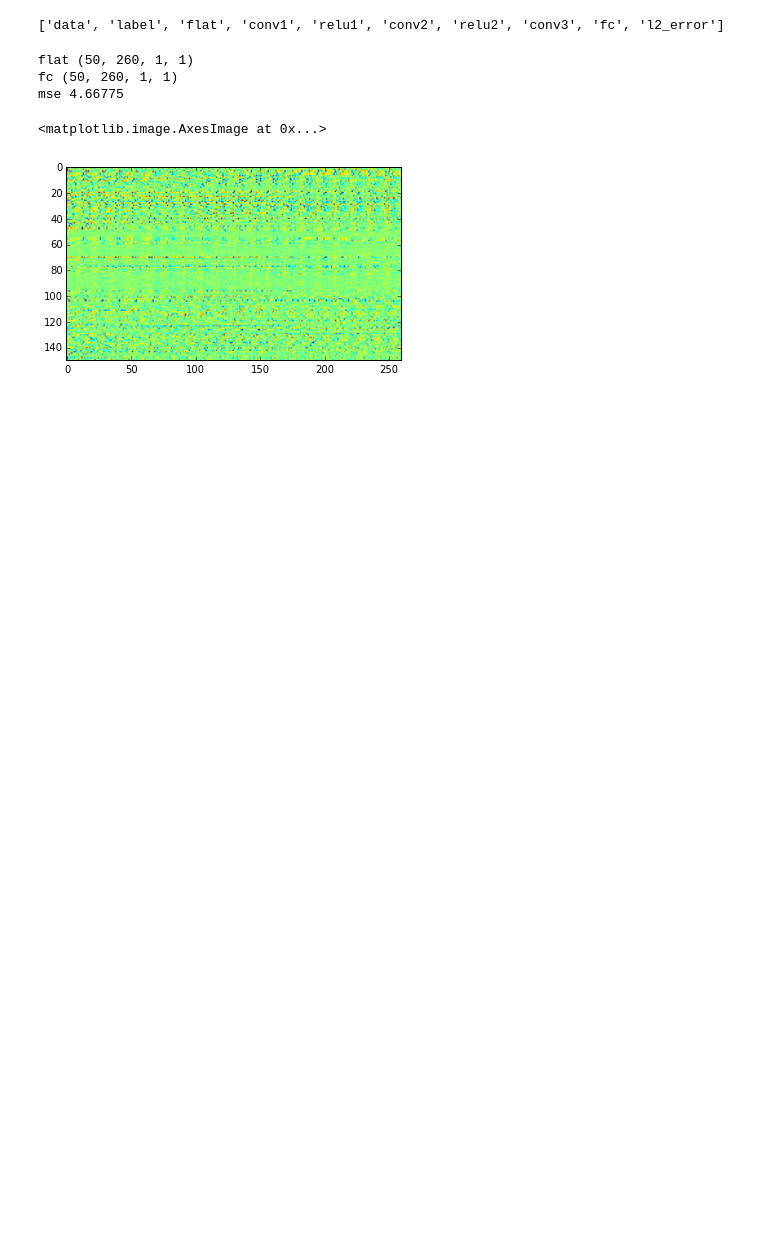
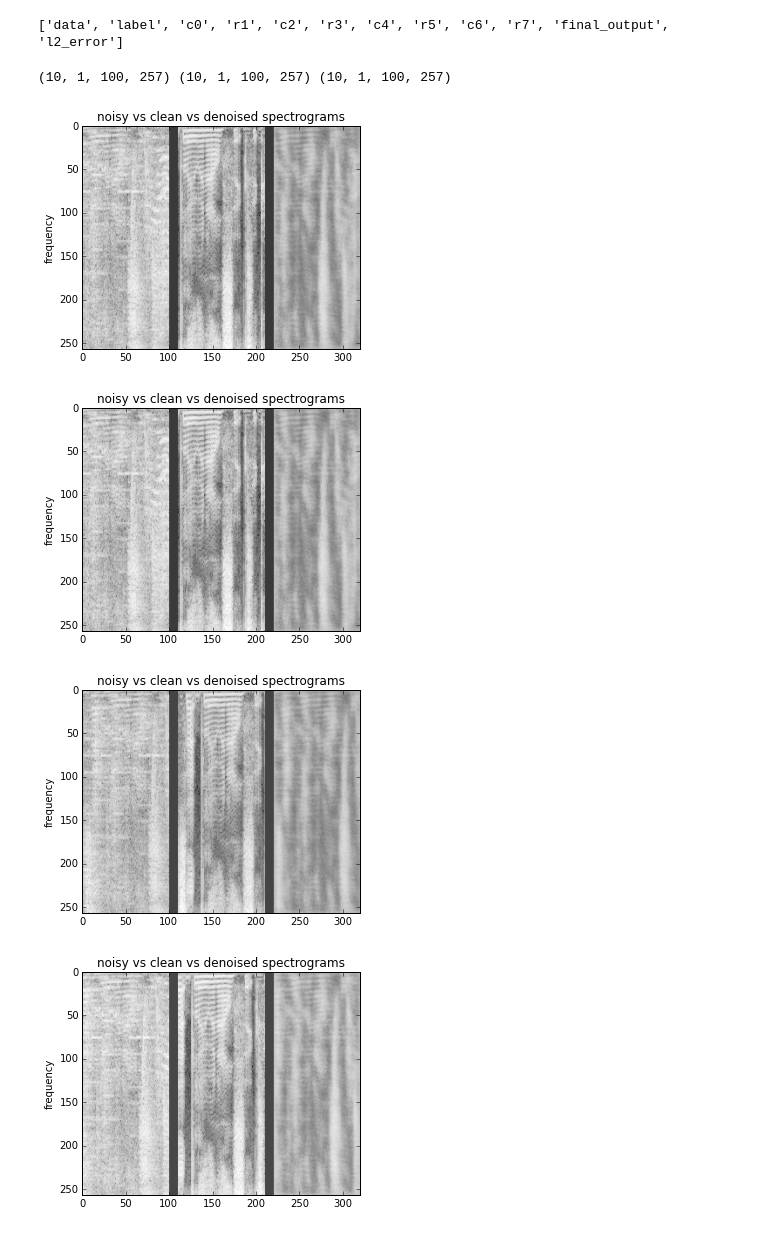
Before and after one commit to FDeng1983/cnn-speech-denoising, a Jupyter notebook: debug.ipynb, the cells around one changed output. Saved outputs shown, nothing was run; the diff lists cells and outputs as text; code cells hidden in the pictures; blank space fills up the shorter version.

```diff
--- a/debug.ipynb
+++ b/debug.ipynb
@@ -12,8 +12,8 @@ import caffe
 
 # Set the right path to your model definition file, pretrained model weights,
 # and the image you would like to classify.
-MODEL_FILE = './project/cnn-speech-denoising/models/model0/noisy_to_clean.20.prototxt'
-PRETRAINED = './project/cnn-speech-denoising/models/model0/snapshots/noisy_to_clean.20_iter_200.caffemodel'
+MODEL_FILE = './project/cnn-speech-denoising/models/model0/ae_noisy_to_clean.f100.s5.t100.lr.0001.g.9.reg0.00001.iter1000.aug0.nn_c7x7.24_r_c7x7.24_r_c7x7.24_r_c7x7.24_r_c7x7.1.prototxt'
+PRETRAINED = './project/cnn-speech-denoising/models/model0/snapshots/ae_noisy_to_clean.f100.s5.t100.lr.0001.g.9.reg0.00001.iter1000.aug0.nn_c7x7.24_r_c7x7.24_r_c7x7.24_r_c7x7.24_r_c7x7.1_iter_1001.caffemodel'
 # %%
 # train is 0, test is 1
 # %%
@@ -23,25 +23,30 @@ output = net.forward()
 # %%
 print net.blobs.keys()
 # %% [output]
-['data', 'label', 'flat', 'conv1', 'relu1', 'conv2', 'relu2', 'conv3', 'fc', 'l2_error']
+['data', 'label', 'c0', 'r1', 'c2', 'r3', 'c4', 'r5', 'c6', 'r7', 'final_output', 'l2_error']
-# %%
-from pylab import imshow
-
-flat = net.blobs['flat'].data
-print 'flat', flat.shape
-expect = flat[:,:,0,0]
-
-fc = net.blobs['fc'].data
-print 'fc', fc.shape
-got = fc[:,:,0,0]
-
-diff = got - expect
-print 'mse', np.mean(np.sum(diff**2, axis=1))
-
-imshow(np.concatenate([expect, got, diff], axis=0))
-# %% [output]
-flat (50, 260, 1, 1)
-fc (50, 260, 1, 1)
-mse 4.66775
-<matplotlib.image.AxesImage at 0x...>
-[figure, removed]
+# %%
+before = net.blobs['data'].data
+target = net.blobs['label'].data
+after = net.blobs['final_output'].data
+print before.shape, target.shape, after.shape
+# %% [output]
+(10, 1, 100, 257) (10, 1, 100, 257) (10, 1, 100, 257)
+# %%
+import matplotlib.pylab as P
+import matplotlib.cm as cm
+
+divider = np.ones((257, 10)) * -5
+
+for i in range(10):
+    x = before[i, 0, :, :].T
+    y = target[i, 0, :, :].T
+    z = after[i, 0, :, :].T
+    P.imshow(np.concatenate([x, divider, y, divider, z], axis=1), cmap = cm.Greys_r)
+    P.ylabel('frequency')
+    P.title('noisy vs clean vs denoised spectrograms')
+    P.show()
+# %% [output]
+[figure, added]
+[figure, added]
+[figure, added]
+[figure, added]
```
Also changed, not shown: parts of 2 cells of this notebook.
